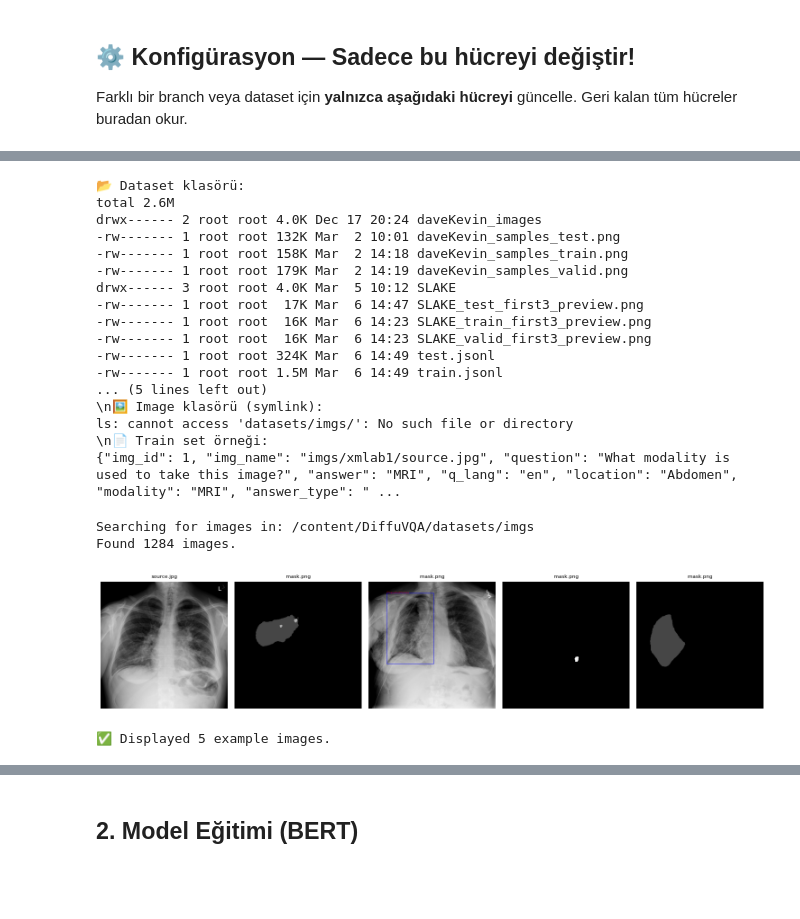
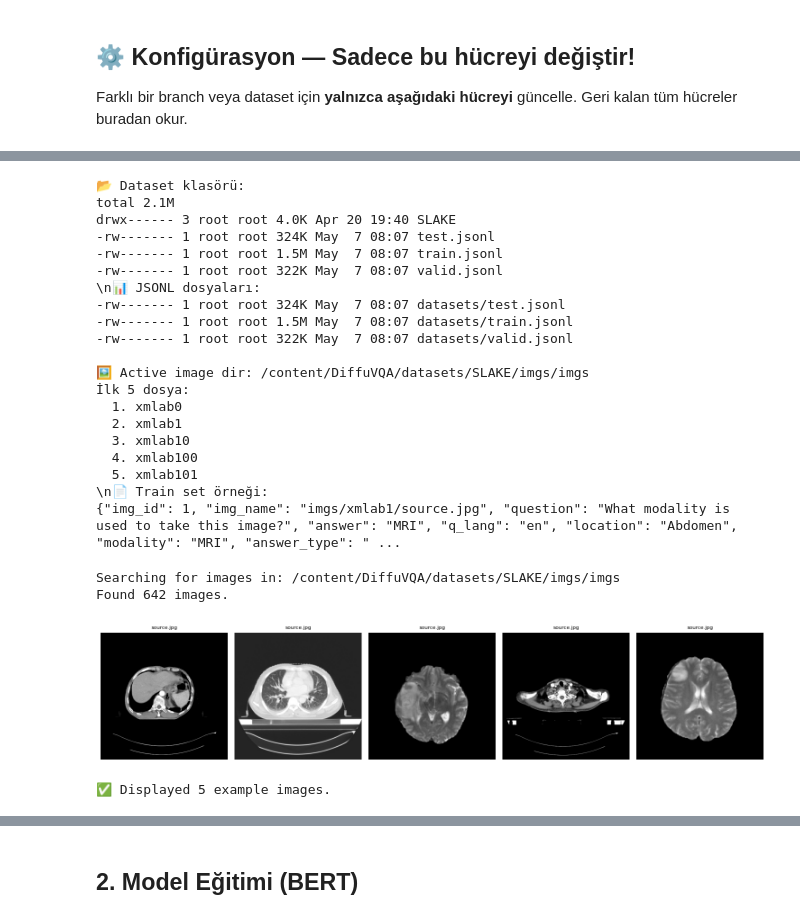
Before and after one commit to panzerofthelake03/DiffuVQA, a Jupyter notebook: notebooks/run_diffuvqa_colab.ipynb, the cells around one changed output, grey strips where cells are left out. Drawn from its saved outputs; the diff is of its cells as text; code cells hidden in the pictures; blank space fills up the shorter version.

```diff
--- a/notebooks/run_diffuvqa_colab.ipynb
+++ b/notebooks/run_diffuvqa_colab.ipynb
@@ -196,29 +263,45 @@ Copying SLAKE images from '/content/drive/MyDrive/DiffuVQA/datasets/SLAKE/imgs'
 # %%
 # Dataset yapısını kontrol et
+import os
+
+active_image_dir = ACTIVE_IMAGE_DIR if "ACTIVE_IMAGE_DIR" in globals() else LOCAL_IMAGE_DIR
+
 !echo "📂 Dataset klasörü:"
 !ls -lh datasets/
 !echo "\n📊 JSONL dosyaları:"
 !ls -lh datasets/*.jsonl
-!echo "\n🖼️ Image klasörü (symlink):"
-!ls -lh datasets/imgs/ | head -5
+print(f"\n🖼️ Active image dir: {active_image_dir}")
+if os.path.exists(active_image_dir):
+    try:
+        print("İlk 5 dosya:")
+        for i, name in enumerate(sorted(os.listdir(active_image_dir))[:5], 1):
+            print(f"  {i}. {name}")
+    except Exception as e:
+        print(f"⚠️ Image dir listelenemedi: {e}")
+else:
+    print("⚠️ Active image dir bulunamadı.")
+
 !echo "\n📄 Train set örneği:"
 !head -n 1 datasets/train.jsonl
 # %% [output]
 📂 Dataset klasörü:
-total 2.6M
-drwx------ 2 root root 4.0K Dec 17 20:24 daveKevin_images
--rw------- 1 root root 132K Mar  2 10:01 daveKevin_samples_test.png
--rw------- 1 root root 158K Mar  2 14:18 daveKevin_samples_train.png
--rw------- 1 root root 179K Mar  2 14:19 daveKevin_samples_valid.png
-drwx------ 3 root root 4.0K Mar  5 10:12 SLAKE
--rw------- 1 root root  17K Mar  6 14:47 SLAKE_test_first3_preview.png
--rw------- 1 root root  16K Mar  6 14:23 SLAKE_train_first3_preview.png
--rw------- 1 root root  16K Mar  6 14:23 SLAKE_valid_first3_preview.png
--rw------- 1 root root 324K Mar  6 14:49 test.jsonl
--rw------- 1 root root 1.5M Mar  6 14:49 train.jsonl
-... (5 lines left out)
-\n🖼️ Image klasörü (symlink):
-ls: cannot access 'datasets/imgs/': No such file or directory
+total 2.1M
+drwx------ 3 root root 4.0K Apr 20 19:40 SLAKE
+-rw------- 1 root root 324K May  7 08:07 test.jsonl
+-rw------- 1 root root 1.5M May  7 08:07 train.jsonl
+-rw------- 1 root root 322K May  7 08:07 valid.jsonl
+\n📊 JSONL dosyaları:
+-rw------- 1 root root 324K May  7 08:07 datasets/test.jsonl
+-rw------- 1 root root 1.5M May  7 08:07 datasets/train.jsonl
+-rw------- 1 root root 322K May  7 08:07 datasets/valid.jsonl
+
+🖼️ Active image dir: /content/DiffuVQA/datasets/SLAKE/imgs/imgs
+İlk 5 dosya:
+  1. xmlab0
+  2. xmlab1
+  3. xmlab10
+  4. xmlab100
+  5. xmlab101
 \n📄 Train set örneği:
 {"img_id": 1, "img_name": "imgs/xmlab1/source.jpg", "question": "What modality is used to take this image?", "answer": "MRI", "q_lang": "en", "location": "Abdomen", "modality": "MRI", "answer_type": " ...
 # %%
@@ -227,49 +310,45 @@ from PIL import Image
 import os
 import random
 
-# Construct the full image directory path
-# Assuming images are in a subdirectory 'imgs' within destination_slake_image_path
-image_folder_path = os.path.join(destination_slake_image_path, 'imgs')
-
+# Use dataset-agnostic active image dir prepared in previous cell.
+image_folder_path = ACTIVE_IMAGE_DIR if "ACTIVE_IMAGE_DIR" in globals() else LOCAL_IMAGE_DIR
 print(f"Searching for images in: {image_folder_path}")
 
-# Get a list of all image files (assuming common image extensions)
-image_extensions = ('.png', '.jpg', '.jpeg', '.gif', '.bmp', '.tiff')
+image_extensions = (".png", ".jpg", ".jpeg", ".gif", ".bmp", ".tiff")
 all_image_files = []
 for root, _, files in os.walk(image_folder_path):
     for file in files:
         if file.lower().endswith(image_extensions):
             all_image_files.append(os.path.join(root, file))
 
 if not all_image_files:
-    print(f"⚠️ No images found in {image_folder_path}. Please check the path and content.")
+    print(f"⚠️ No images found in {image_folder_path}. Please check path/config.")
 else:
     print(f"Found {len(all_image_files)} images.")
-    # Select a few random images to display
     num_examples = min(5, len(all_image_files))
     selected_images = random.sample(all_image_files, num_examples)
 
     plt.figure(figsize=(15, 5))
     for i, img_path in enumerate(selected_images):
         try:
             img = Image.open(img_path)
             plt.subplot(1, num_examples, i + 1)
             plt.imshow(img)
             plt.title(os.path.basename(img_path), fontsize=8)
-            plt.axis('off')
+            plt.axis("off")
         except Exception as e:
             print(f"Error loading image {img_path}: {e}")
             plt.subplot(1, num_examples, i + 1)
-            plt.text(0.5, 0.5, 'Error', horizontalalignment='center', verticalalignment='center', transform=plt.gca().transAxes, color='red')
-            plt.axis('off')
+            plt.text(0.5, 0.5, "Error", horizontalalignment="center", verticalalignment="center", transform=plt.gca().transAxes, color="red")
+            plt.axis("off")
 
     plt.tight_layout()
     plt.show()
     print(f"✅ Displayed {num_examples} example images.")
 # %% [output]
-Searching for images in: /content/DiffuVQA/datasets/imgs
-Found 1284 images.
+Searching for images in: /content/DiffuVQA/datasets/SLAKE/imgs/imgs
+Found 642 images.
-[figure, old version]
+[figure, new version]
 ✅ Displayed 5 example images.
 # %%
 # vqa_datasets __main__ test (runs the module exactly like a script)
```
Also changed, not shown: parts of 22 cells of this notebook.
